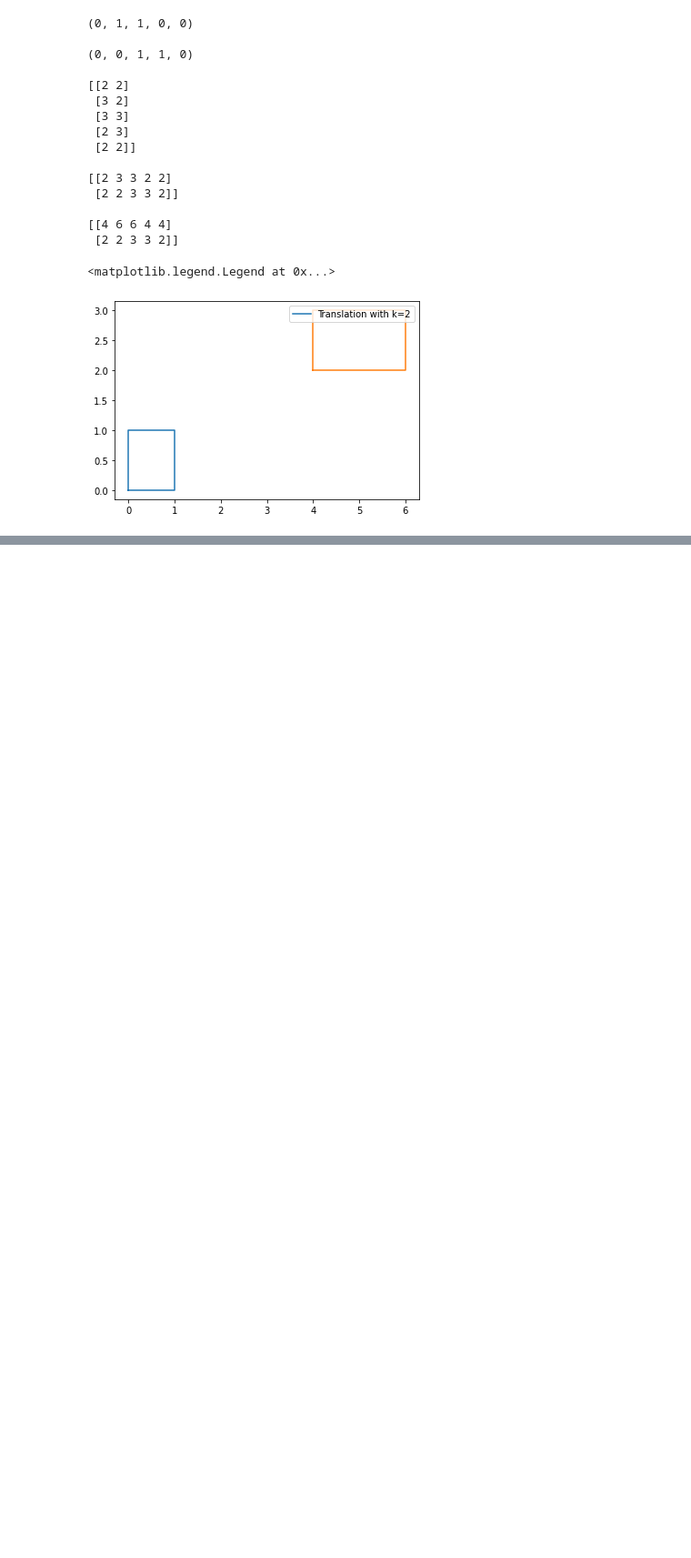
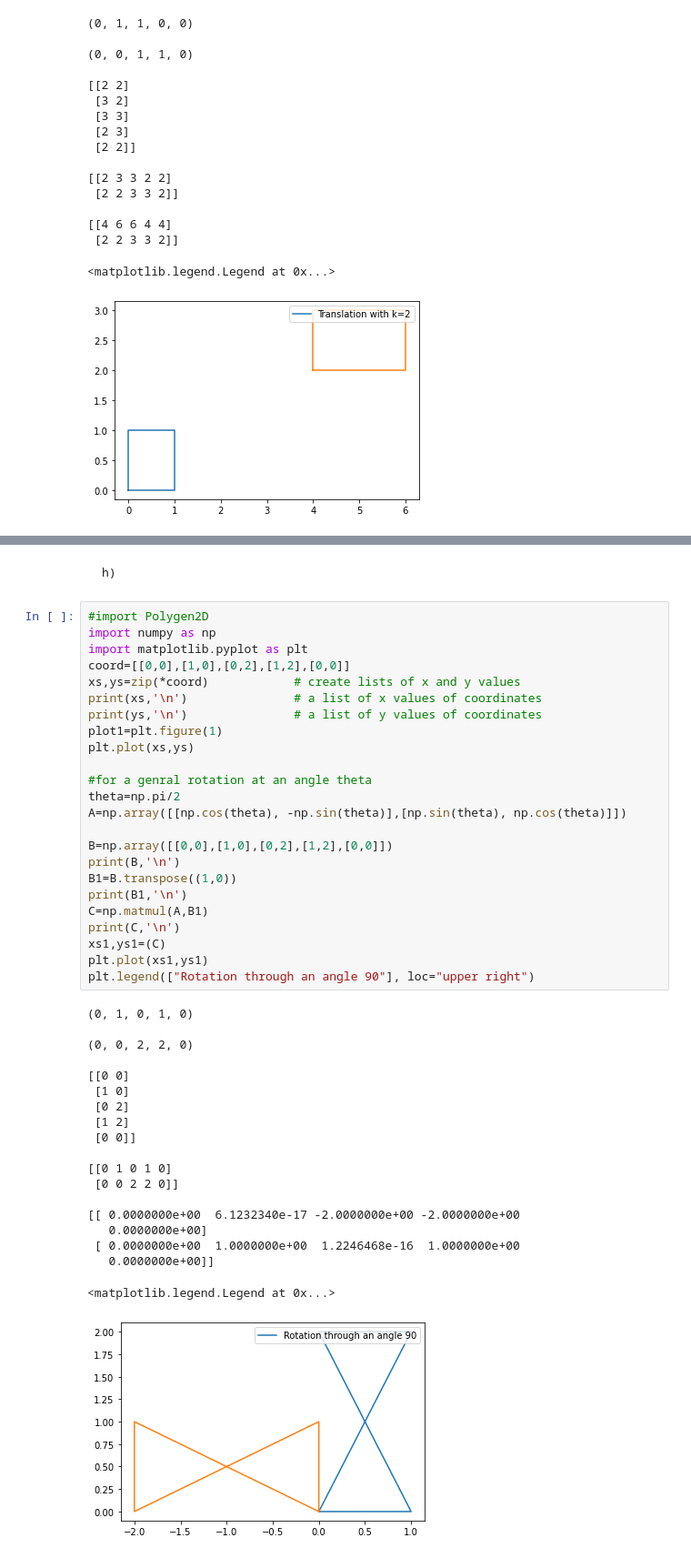
Before and after one commit to rohilahuja3/dsa-and-daa-lab-codes, a Jupyter notebook: final_maths_lab.ipynb, the cells around one changed output, grey strips where cells are left out. Shown at 91% size. Cells and saved outputs as stored; diff of their text form; blank space fills up the shorter version.

```diff
--- a/final_maths_lab.ipynb
+++ b/final_maths_lab.ipynb
@@ -1979,0 +1995,46 @@ plt.legend(["Translation with k=2"], loc="upper right")
+# %% [markdown]
+    h)
+# %%
+#import Polygen2D
+import numpy as np
+import matplotlib.pyplot as plt
+coord=[[0,0],[1,0],[0,2],[1,2],[0,0]]
+xs,ys=zip(*coord)            # create lists of x and y values
+print(xs,'\n')               # a list of x values of coordinates
+print(ys,'\n')               # a list of y values of coordinates
+plot1=plt.figure(1)
+plt.plot(xs,ys)
+
+#for a genral rotation at an angle theta
+theta=np.pi/2
+A=np.array([[np.cos(theta), -np.sin(theta)],[np.sin(theta), np.cos(theta)]])
+
+B=np.array([[0,0],[1,0],[0,2],[1,2],[0,0]])
+print(B,'\n')
+B1=B.transpose((1,0))
+print(B1,'\n')
+C=np.matmul(A,B1)
+print(C,'\n')
+xs1,ys1=(C)
+plt.plot(xs1,ys1)
+plt.legend(["Rotation through an angle 90"], loc="upper right")
+# %% [output]
+(0, 1, 0, 1, 0)
+
+(0, 0, 2, 2, 0)
+
+[[0 0]
+ [1 0]
+ [0 2]
+ [1 2]
+ [0 0]]
+
+[[0 1 0 1 0]
+ [0 0 2 2 0]]
+
+[[ 0.0000000e+00  6.1232340e-17 -2.0000000e+00 -2.0000000e+00
+   0.0000000e+00]
+ [ 0.0000000e+00  1.0000000e+00  1.2246468e-16  1.0000000e+00
+   0.0000000e+00]]
+<matplotlib.legend.Legend at 0x...>
+[figure, added]
```
Also changed, not shown: parts of 68 cells of this notebook, 4 other files.
